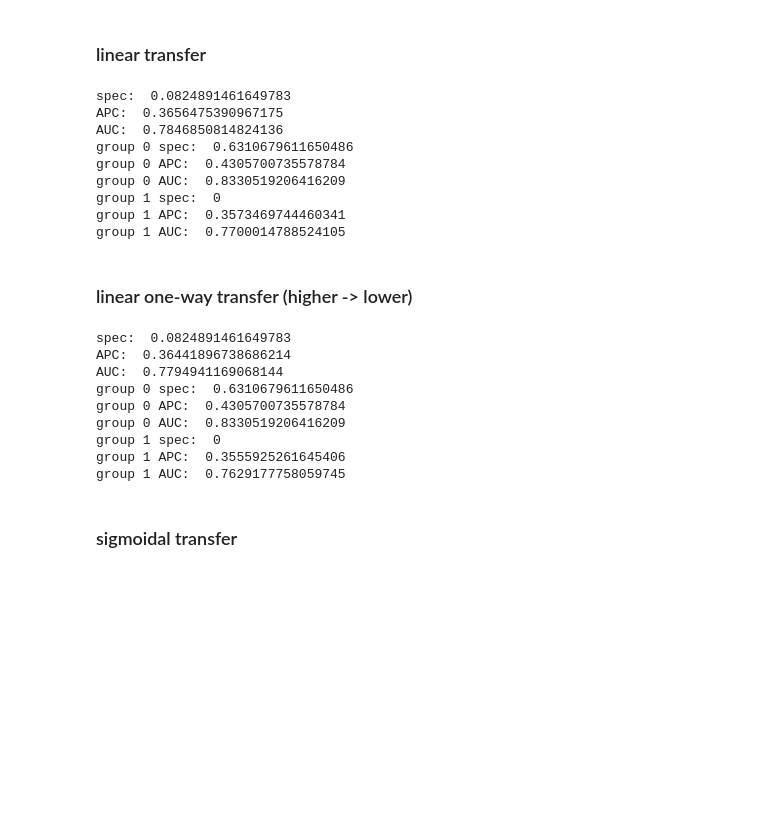
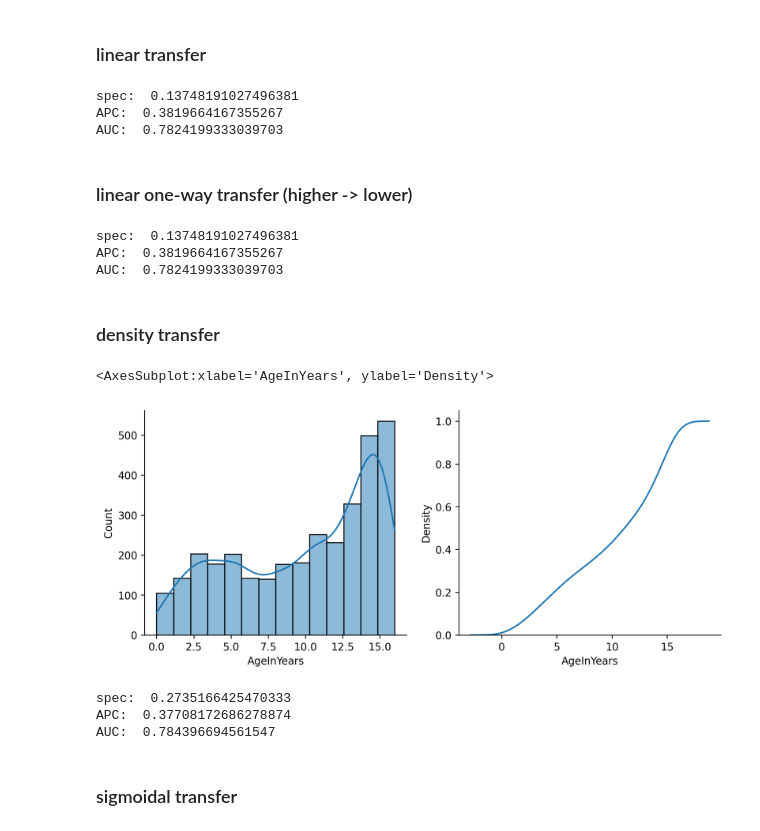
Before and after one commit to Yu-Group/imodels-experiments, a Jupyter notebook: notebooks/transfertree/exploration.ipynb, the cells around one changed output. Saved outputs shown, nothing was run; the diff lists cells and outputs as text; code cells hidden in the pictures; blank space fills up the shorter version.

Commit message:
try out site transfer

```diff
--- a/notebooks/transfertree/exploration.ipynb
+++ b/notebooks/transfertree/exploration.ipynb
@@ -218,19 +140,24 @@ group 1 AUC:  0.7629177758059745
 # %% [markdown]
 ### linear transfer
 # %%
-transfer = TransferTree(2, **dtree_args)
-transfer.fit(X_train, y_train, [1 - p_group_1_train, p_group_1_train])
-
-print_results(transfer, X_test, y_test, test_subgroups)
+age_sample_weights_train = [1 - p_group_1_train, p_group_1_train]
+linear_transfer = TransferTree(2, **dtree_args)
+linear_transfer.fit(X_train, y_train, age_sample_weights_train)
+print_results(linear_transfer, X_test, y_test, age_groups_test)
 # %% [output]
-spec:  0.0824891461649783
-APC:  0.3656475390967175
-AUC:  0.7846850814824136
-group 0 spec:  0.6310679611650486
-group 0 APC:  0.4305700735578784
-group 0 AUC:  0.8330519206416209
-group 1 spec:  0
-group 1 APC:  0.3573469744460341
-group 1 AUC:  0.7700014788524105
+spec:  0.13748191027496381
+APC:  0.3819664167355267
+AUC:  0.7824199333039703
 # %% [markdown]
 ### linear one-way transfer (higher -> lower)
+# %%
+age_sample_weights_train = [1 - p_group_1_train, is_group_1_train.astype(int)]
+linear_onew = TransferTree(2, **dtree_args)
+linear_onew.fit(X_train, y_train, age_sample_weights_train)
+print_results(linear_onew, X_test, y_test, age_groups_test)
+# %% [output]
+spec:  0.13748191027496381
+APC:  0.3819664167355267
+AUC:  0.7824199333039703
+# %% [markdown]
+### density transfer
@@ -236,0 +168,7 @@ group 1 AUC:  0.7700014788524105
+# %%
+fig, axes = plt.subplots(1, 2, figsize=(10, 4))
+sns.histplot(X_df['AgeInYears'], ax=axes[0], kde=True)
+sns.kdeplot(X_df['AgeInYears'], cumulative=True, ax=axes[1])
+# %% [output]
+<AxesSubplot:xlabel='AgeInYears', ylabel='Density'>
+[figure, added]
@@ -237,18 +184,11 @@ group 1 AUC:  0.7700014788524105
 # %%
-transfer = TransferTree(2, **dtree_args)
-transfer.fit(X_train, y_train, [1 - p_group_1_train, is_group_1_train.astype(int)])
-
-print_results(transfer, X_test, y_test, test_subgroups)
+kde_transfer = TransferTree(2, **dtree_args)
+kde_transfer.fit(X_train, y_train, age_sample_weights_train)
+print_results(kde_transfer, X_test, y_test, age_groups_test)
 # %% [output]
-spec:  0.0824891461649783
-APC:  0.36441896738686214
-AUC:  0.7794941169068144
-group 0 spec:  0.6310679611650486
-group 0 APC:  0.4305700735578784
-group 0 AUC:  0.8330519206416209
-group 1 spec:  0
-group 1 APC:  0.3555925261645406
-group 1 AUC:  0.7629177758059745
+spec:  0.2735166425470333
+APC:  0.37708172686278874
+AUC:  0.784396694561547
 # %% [markdown]
 ### sigmoidal transfer
 # %%
```
Also changed, not shown: parts of 39 cells of this notebook.
